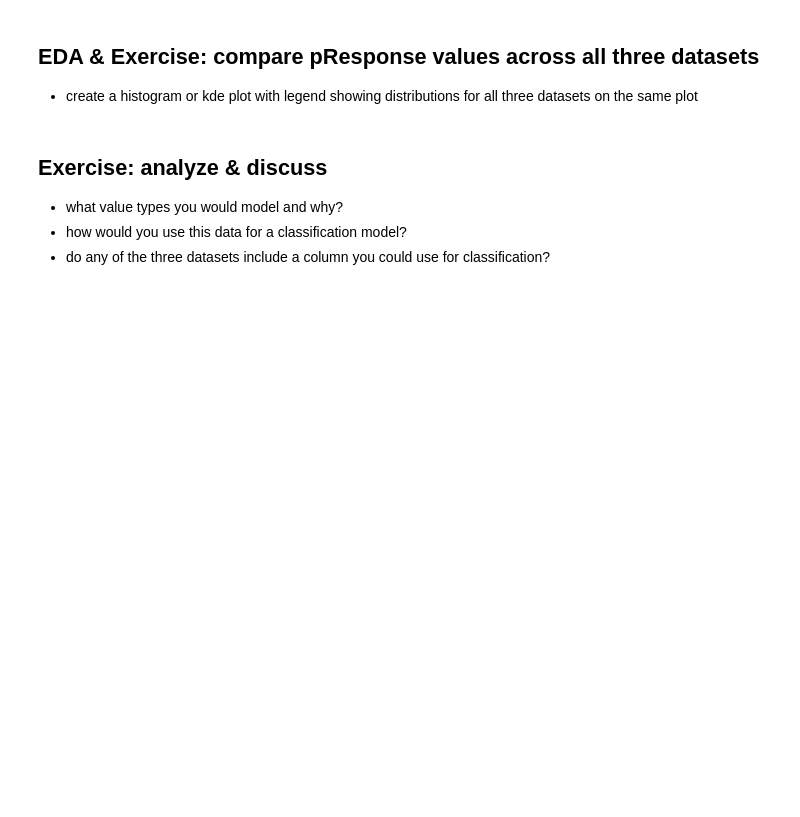
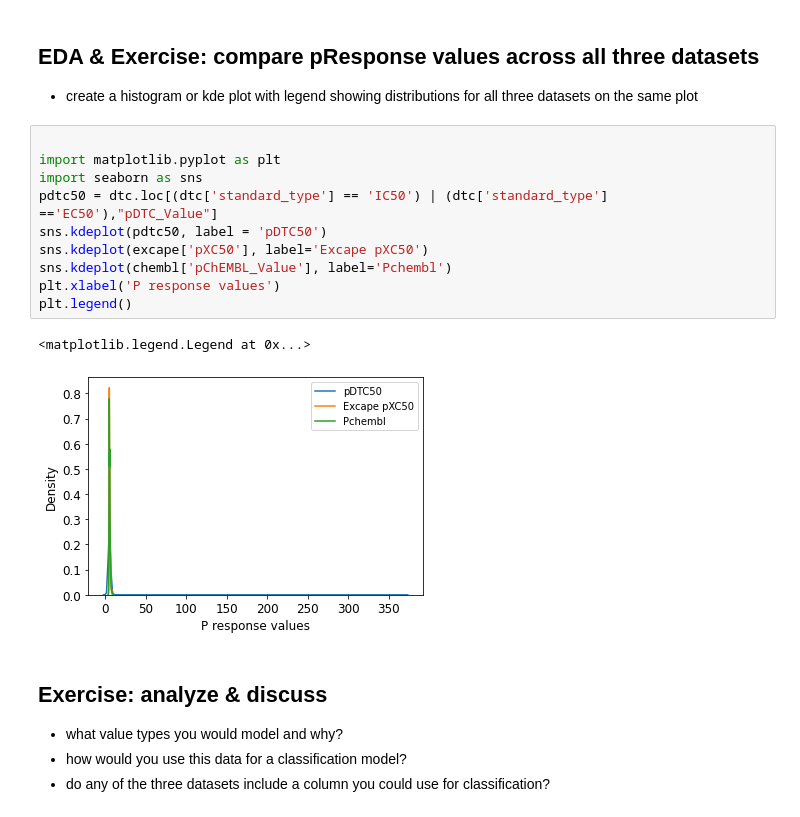
Before and after one commit to fanroyi/E4511-2021-Fan, a Jupyter notebook: CYP2C9_EDA_students.ipynb, the cells around one changed output. Drawn from its saved outputs; the diff is of its cells as text; blank space fills up the shorter version.

```diff
--- a/CYP2C9_EDA_students.ipynb
+++ b/CYP2C9_EDA_students.ipynb
@@ -326,6 +438,19 @@ dtc.iloc[0:3, 0:5]
 # %% [markdown]
 ## EDA & Exercise: compare pResponse values across all three datasets
 - create a histogram or kde plot with legend showing distributions for all three datasets on the same plot
+# %%
+
+import matplotlib.pyplot as plt
+import seaborn as sns
+pdtc50 = dtc.loc[(dtc['standard_type'] == 'IC50') | (dtc['standard_type'] =='EC50'),"pDTC_Value"]
+sns.kdeplot(pdtc50, label = 'pDTC50')
+sns.kdeplot(excape['pXC50'], label='Excape pXC50')
+sns.kdeplot(chembl['pChEMBL_Value'], label='Pchembl')
+plt.xlabel('P response values')
+plt.legend()
+# %% [output]
+<matplotlib.legend.Legend at 0x...>
+[figure, added]
 # %% [markdown]
 ## Exercise: analyze & discuss
 - what value types you would model and why?
```
Also changed, not shown: parts of 23 cells of this notebook.
